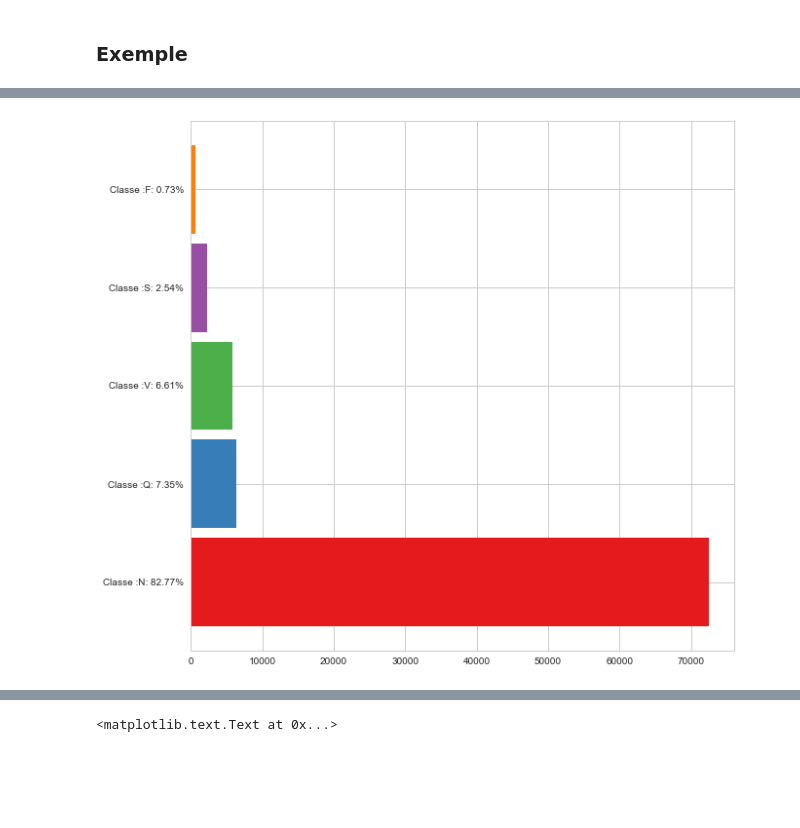
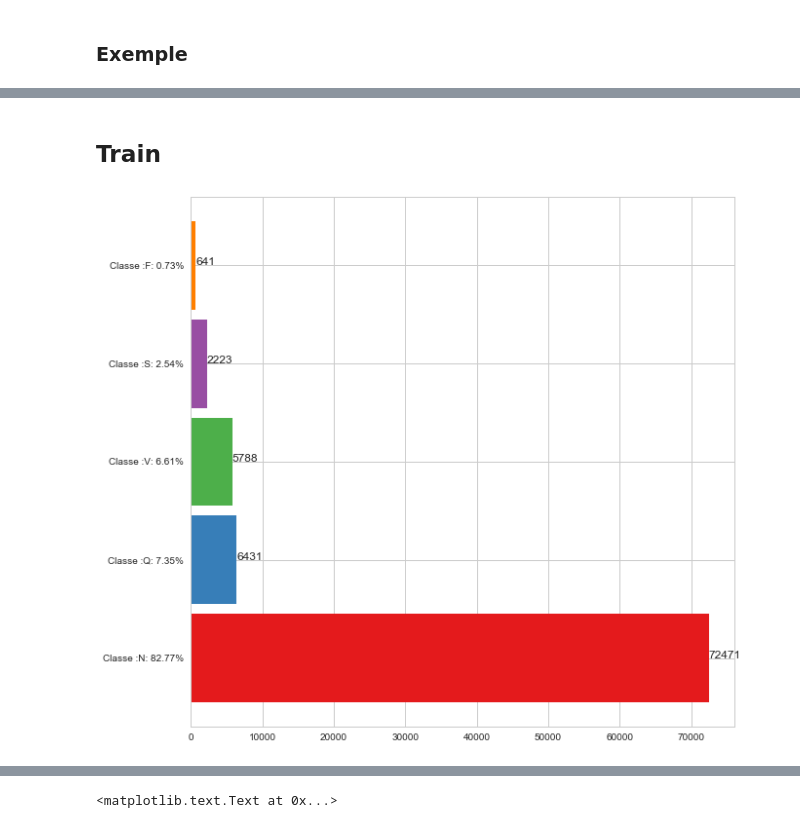
Before and after one commit to wikistat/High-Dimensional-Deep-Learning, a Jupyter notebook: ECG Heratbeat Classification/ECG Heartbeat Categorization Dataset.ipynb, the cells around one changed output, grey strips where cells are left out. Cells and saved outputs as stored; diff of their text form; code cells hidden in the pictures; blank space fills up the shorter version.

```diff
--- a/ECG Heratbeat Classification/ECG Heartbeat Categorization Dataset.ipynb
+++ b/ECG Heratbeat Classification/ECG Heartbeat Categorization Dataset.ipynb
@@ -69,8 +74,12 @@ mitbih_test.head(5)
 # %% [markdown]
 ### Exemple
 # %%
+xsec = np.arange(187)*0.008
+
 fig = plt.figure(figsize=(15,7))
 ax = fig.add_subplot(1,1,1)
-ax.plot(mitbih_train.values[1])
+ax.plot(xsec,mitbih_train.values[1,:-1])
+ax.set_xlabel("seconds")
+ax.set_ylabel("Amplitude")
 plt.show()
 # %% [output]
@@ -81,5 +90,7 @@ for i,(k,v) in enumerate(mitbih_train.groupby("label")):
     ax = fig.add_subplot(3,2,i+1)
     ax.plot(v.values[:10,:-1].T, color=COLOR[int(k)])
     ax.set_title(NAME_DIC[k])
+    ax.set_xlabel("seconds")
+    ax.set_ylabel("Amplitude")
 plt.show()
 # %% [output]
@@ -94,0 +102,11 @@ plt.show()
+# %%
+data_count = mitbih_test.label.astype(int).value_counts()
+#Rename index to add percentage
+new_index = ["Classe :" + NAME_DIC[k]+ ": %.2f%%" %(v*100/N_test) for k,v in data_count.iteritems()]
+
+fig=plt.figure(figsize= (10,10))
+ax = fig.add_subplot(1,1,1)
+ax.barh(range(5), data_count.values, 0.9, color = COLOR, tick_label = new_index)
+for k in range(5):
+    ax.text(data_count.values[k], k, str(data_count.values[k]))
+plt.show()
@@ -95,11 +115,16 @@ plt.show()
+# %% [markdown]
+## Train
 # %%
 data_count = mitbih_train.label.astype(int).value_counts()
 #Rename index to add percentage
 new_index = ["Classe :" + NAME_DIC[k]+ ": %.2f%%" %(v*100/N_train) for k,v in data_count.iteritems()]
 
 fig=plt.figure(figsize= (10,10))
 ax = fig.add_subplot(1,1,1)
 ax.barh(range(5), data_count.values, 0.9, color = COLOR, tick_label = new_index)
+for k in range(5):
+    ax.text(data_count.values[k], k, str(data_count.values[k]))
+
 plt.show()
 # %% [output]
-[figure, old version]
+[figure, new version]
```
Also changed, not shown: parts of 29 cells of this notebook, 2 other files.
